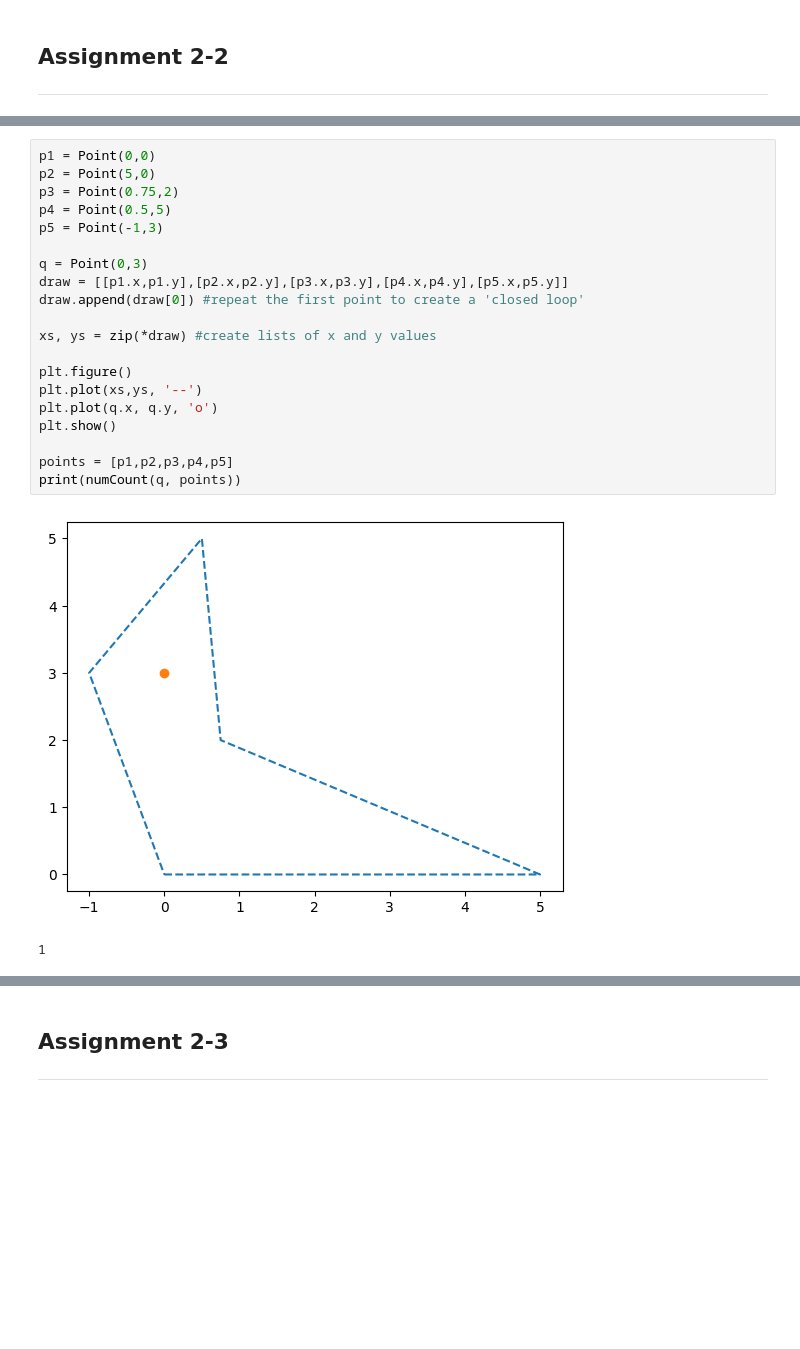
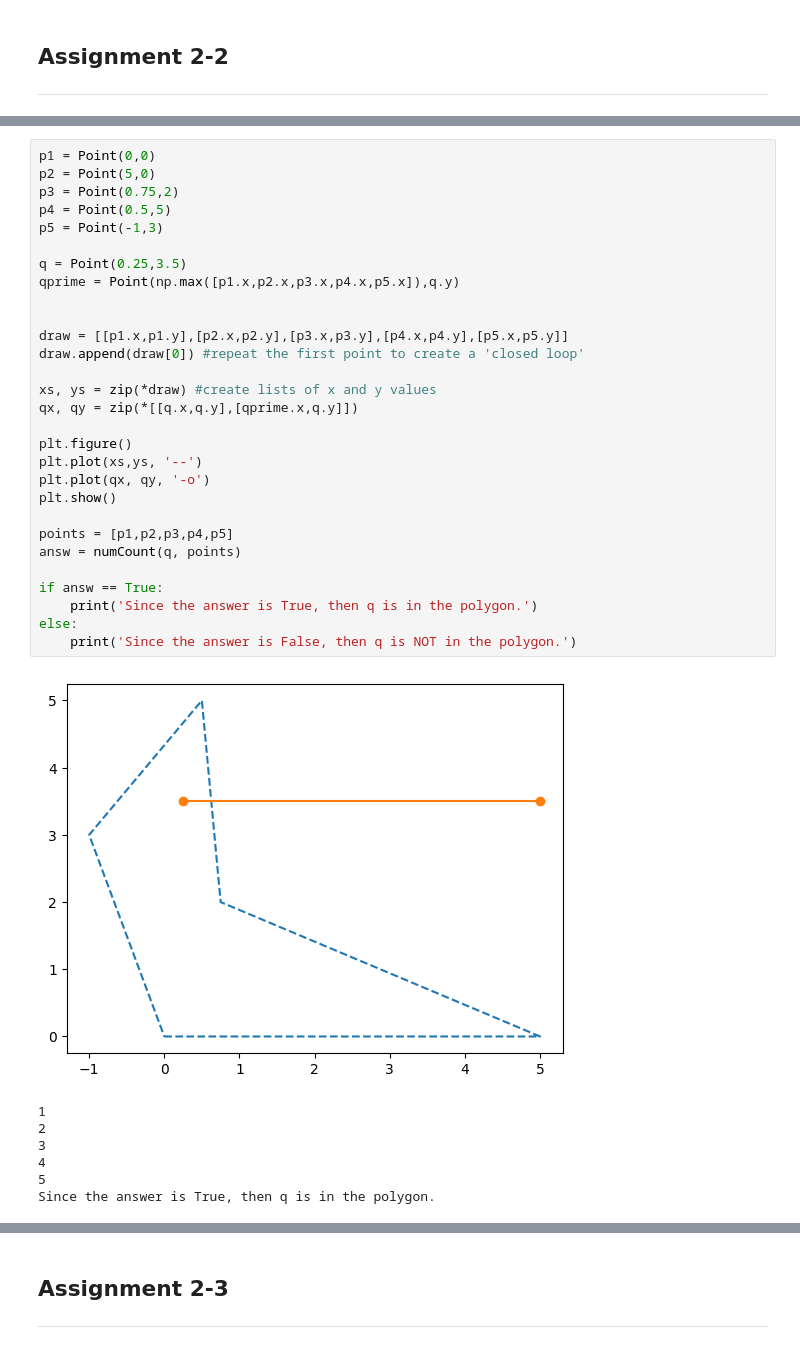
Before and after one commit to mtscott/cs584, a Jupyter notebook: hw2.ipynb, the cells around one changed output, grey strips where cells are left out. Cells and saved outputs as stored; diff of their text form; blank space fills up the shorter version.

```diff
--- a/hw2.ipynb
+++ b/hw2.ipynb
@@ -174,26 +187,40 @@ def cross(LS1, LS2):
 # %%
 p1 = Point(0,0)
 p2 = Point(5,0)
 p3 = Point(0.75,2)
 p4 = Point(0.5,5)
 p5 = Point(-1,3)
 
-q = Point(0,3)
+q = Point(0.25,3.5)
+qprime = Point(np.max([p1.x,p2.x,p3.x,p4.x,p5.x]),q.y)
+
+
 draw = [[p1.x,p1.y],[p2.x,p2.y],[p3.x,p3.y],[p4.x,p4.y],[p5.x,p5.y]]
 draw.append(draw[0]) #repeat the first point to create a 'closed loop'
 
 xs, ys = zip(*draw) #create lists of x and y values
+qx, qy = zip(*[[q.x,q.y],[qprime.x,q.y]])
 
 plt.figure()
 plt.plot(xs,ys, '--')
-plt.plot(q.x, q.y, 'o')
+plt.plot(qx, qy, '-o')
 plt.show()
 
 points = [p1,p2,p3,p4,p5]
-print(numCount(q, points))
+answ = numCount(q, points)
+
+if answ == True:
+    print('Since the answer is True, then q is in the polygon.')
+else:
+    print('Since the answer is False, then q is NOT in the polygon.')
 # %% [output]
-[figure, old version]
+[figure, new version]
 1
+2
+3
+4
+5
+Since the answer is True, then q is in the polygon.
 # %%
 p1 = Point(0,0)
 p2 = Point(5,0)
```
Also changed, not shown: parts of 10 cells of this notebook.
